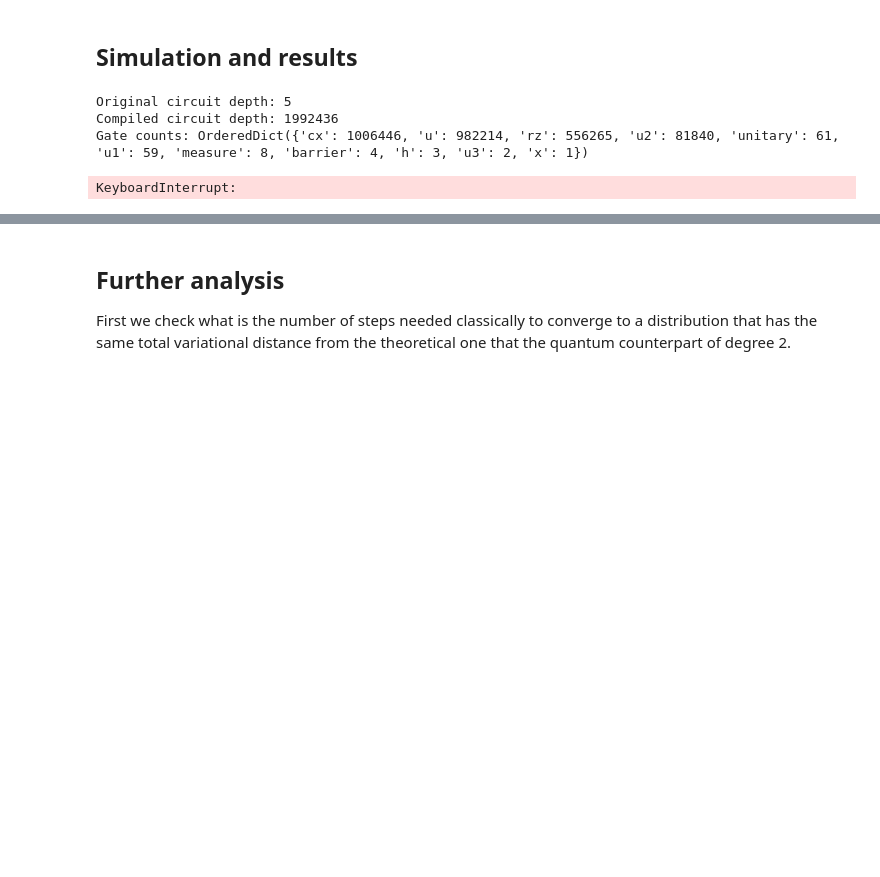
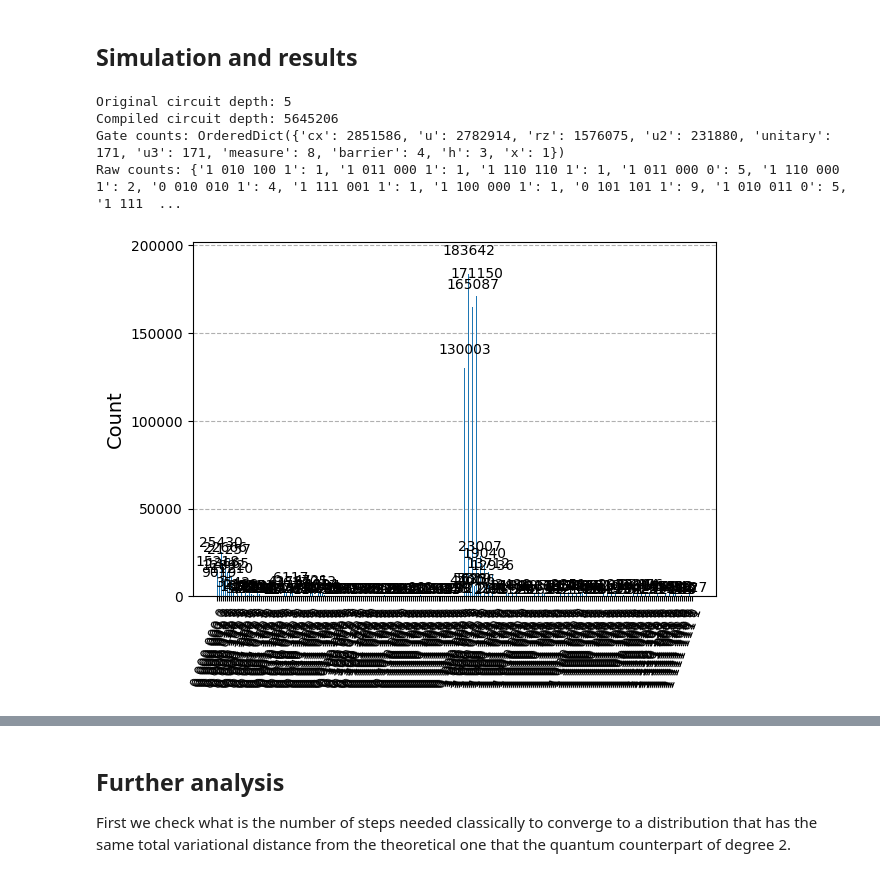
Before and after one commit to frafino/Quantum-Speedup-for-Nonreversible-Markov-Chains, a Jupyter notebook: non_reversible_toy_chain.ipynb, the cells around one changed output, grey strips where cells are left out. Saved outputs shown, nothing was run; the diff lists cells and outputs as text; code cells hidden in the pictures; blank space fills up the shorter version.

```diff
--- a/non_reversible_toy_chain.ipynb
+++ b/non_reversible_toy_chain.ipynb
@@ -1091,27 +1094,28 @@ qc.draw("mpl")
 # %%
 simulator_noiseless = AerSimulator() # Creating a virtual quantum computer
 
 transpiled_qc = transpile(qc, simulator_noiseless) # Compiling the quantum circuit
 
 print("Original circuit depth:", qc.depth())
 print("Compiled circuit depth:", transpiled_qc.depth())
 print("Gate counts:", transpiled_qc.count_ops())
 
-# Running the circuit 10 000 times
-trials = 100000
+# Running the circuit 1000 000 times
+trials = 1000000
 job = simulator_noiseless.run(transpiled_qc, shots=trials) # Running the simulation
 
 results = job.result() # Obtaining the results from the simulation
 
 raw_counts = results.get_counts()
 
 print(f"Raw counts: {raw_counts}")
 plot_histogram(raw_counts)
 # %% [output]
 Original circuit depth: 5
-Compiled circuit depth: 1992436
-Gate counts: OrderedDict({'cx': 1006446, 'u': 982214, 'rz': 556265, 'u2': 81840, 'unitary': 61, 'u1': 59, 'measure': 8, 'barrier': 4, 'h': 3, 'u3': 2, 'x': 1})
+Compiled circuit depth: 5645206
+Gate counts: OrderedDict({'cx': 2851586, 'u': 2782914, 'rz': 1576075, 'u2': 231880, 'unitary': 171, 'u3': 171, 'measure': 8, 'barrier': 4, 'h': 3, 'x': 1})
+Raw counts: {'1 010 100 1': 1, '1 011 000 1': 1, '1 110 110 1': 1, '1 011 000 0': 5, '1 110 000 1': 2, '0 010 010 1': 4, '1 111 001 1': 1, '1 100 000 1': 1, '0 101 101 1': 9, '1 010 011 0': 5, '1 111  ...
-KeyboardInterrupt:
+[figure, added]
 # %%
 post_selected_counts = {}
 successes = 0
```
Also changed, not shown: parts of 12 cells of this notebook.
